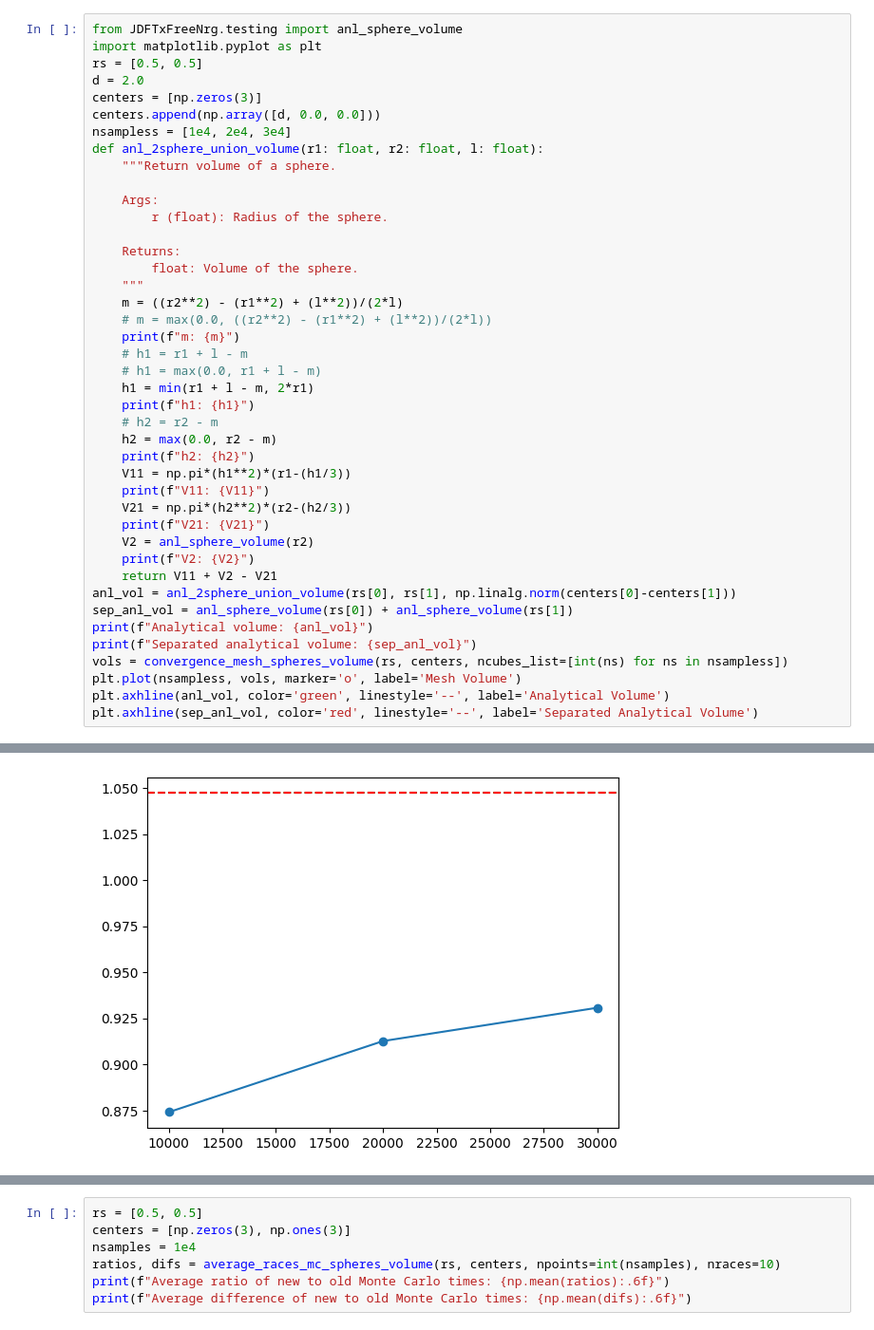
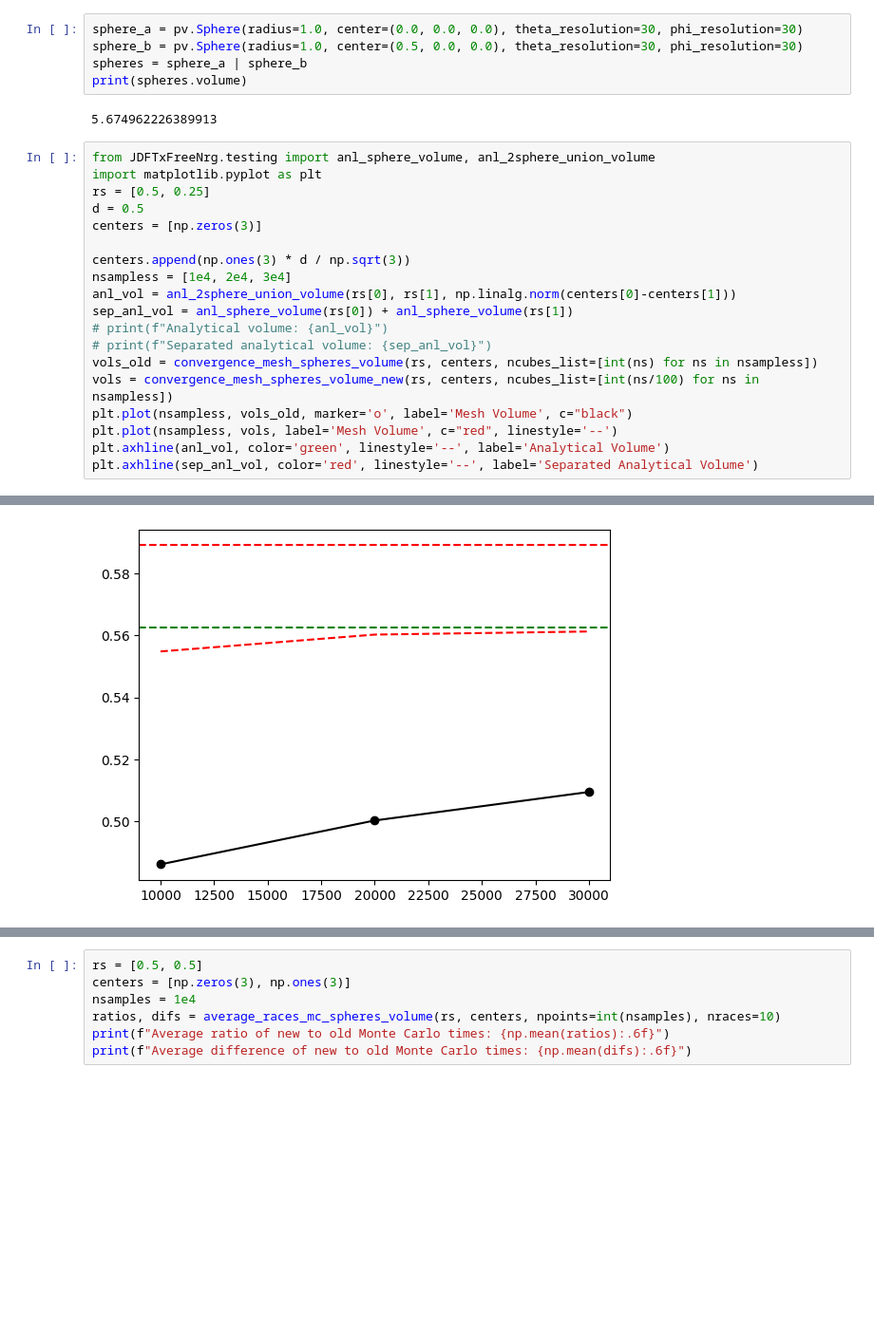
Before and after one commit to benrich37/JDFTxFreeNrg, a Jupyter notebook: testing/debug.ipynb, the cells around one changed output, grey strips where cells are left out. Shown at 95% size. Cells and saved outputs as stored; diff of their text form; blank space fills up the shorter version.

```diff
--- a/testing/debug.ipynb
+++ b/testing/debug.ipynb
@@ -215,46 +235,30 @@ def average_races_mesh_spheres_volume(rs: list[float], centers: list[np.ndarray]
         t_olds.append(t_old)
     # First race is often an outlier due to caching effects
     return ratios[1:], difs[1:], t_olds[1:]
+# %%
+sphere_a = pv.Sphere(radius=1.0, center=(0.0, 0.0, 0.0), theta_resolution=30, phi_resolution=30)
+sphere_b = pv.Sphere(radius=1.0, center=(0.5, 0.0, 0.0), theta_resolution=30, phi_resolution=30)
+spheres = sphere_a | sphere_b
+print(spheres.volume)
+# %% [output]
+5.674962226389913
 # %%
-from JDFTxFreeNrg.testing import anl_sphere_volume
+from JDFTxFreeNrg.testing import anl_sphere_volume, anl_2sphere_union_volume
 import matplotlib.pyplot as plt
-rs = [0.5, 0.5]
-d = 2.0
+rs = [0.5, 0.25]
+d = 0.5
 centers = [np.zeros(3)]
-centers.append(np.array([d, 0.0, 0.0]))
+
+centers.append(np.ones(3) * d / np.sqrt(3))
 nsampless = [1e4, 2e4, 3e4]
-def anl_2sphere_union_volume(r1: float, r2: float, l: float):
-    """Return volume of a sphere.
-
-    Args:
-        r (float): Radius of the sphere.
-
-    Returns:
-        float: Volume of the sphere.
-    """
-    m = ((r2**2) - (r1**2) + (l**2))/(2*l)
-    # m = max(0.0, ((r2**2) - (r1**2) + (l**2))/(2*l))
-    print(f"m: {m}")
-    # h1 = r1 + l - m
-    # h1 = max(0.0, r1 + l - m)
-    h1 = min(r1 + l - m, 2*r1)
-    print(f"h1: {h1}")
-    # h2 = r2 - m
-    h2 = max(0.0, r2 - m)
-    print(f"h2: {h2}")
-    V11 = np.pi*(h1**2)*(r1-(h1/3))
-    print(f"V11: {V11}")
-    V21 = np.pi*(h2**2)*(r2-(h2/3))
-    print(f"V21: {V21}")
-    V2 = anl_sphere_volume(r2)
-    print(f"V2: {V2}")
-    return V11 + V2 - V21
 anl_vol = anl_2sphere_union_volume(rs[0], rs[1], np.linalg.norm(centers[0]-centers[1]))
 sep_anl_vol = anl_sphere_volume(rs[0]) + anl_sphere_volume(rs[1])
-print(f"Analytical volume: {anl_vol}")
-print(f"Separated analytical volume: {sep_anl_vol}")
-vols = convergence_mesh_spheres_volume(rs, centers, ncubes_list=[int(ns) for ns in nsampless])
-plt.plot(nsampless, vols, marker='o', label='Mesh Volume')
+# print(f"Analytical volume: {anl_vol}")
+# print(f"Separated analytical volume: {sep_anl_vol}")
+vols_old = convergence_mesh_spheres_volume(rs, centers, ncubes_list=[int(ns) for ns in nsampless])
+vols = convergence_mesh_spheres_volume_new(rs, centers, ncubes_list=[int(ns/100) for ns in nsampless])
+plt.plot(nsampless, vols_old, marker='o', label='Mesh Volume', c="black")
+plt.plot(nsampless, vols, label='Mesh Volume', c="red", linestyle='--')
 plt.axhline(anl_vol, color='green', linestyle='--', label='Analytical Volume')
 plt.axhline(sep_anl_vol, color='red', linestyle='--', label='Separated Analytical Volume')
 # %% [output]
@@ -270 +266 @@ Separated analytical volume: 1.0471975511965976
-[figure, old version]
+[figure, new version]
```
Also changed, not shown: parts of 14 cells of this notebook, 13 other files.
